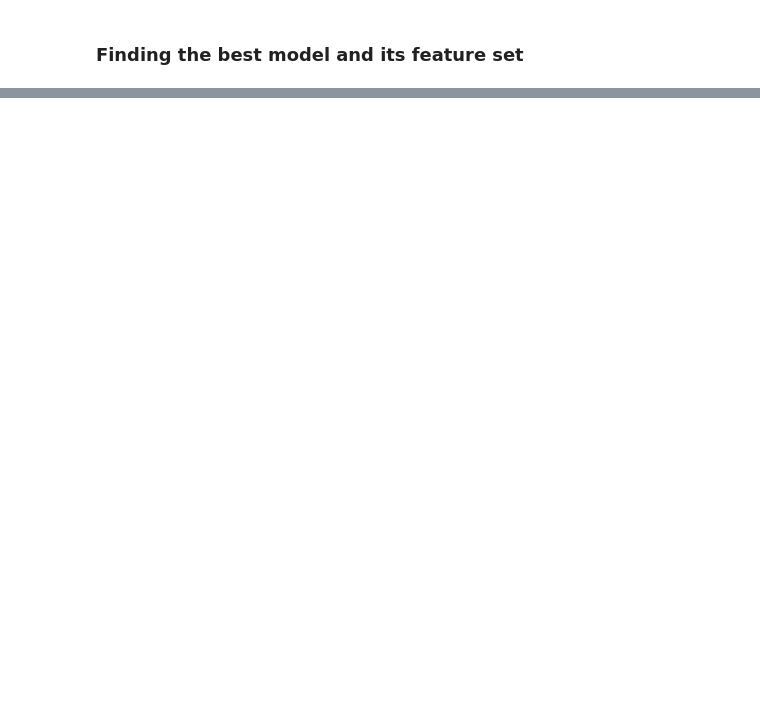
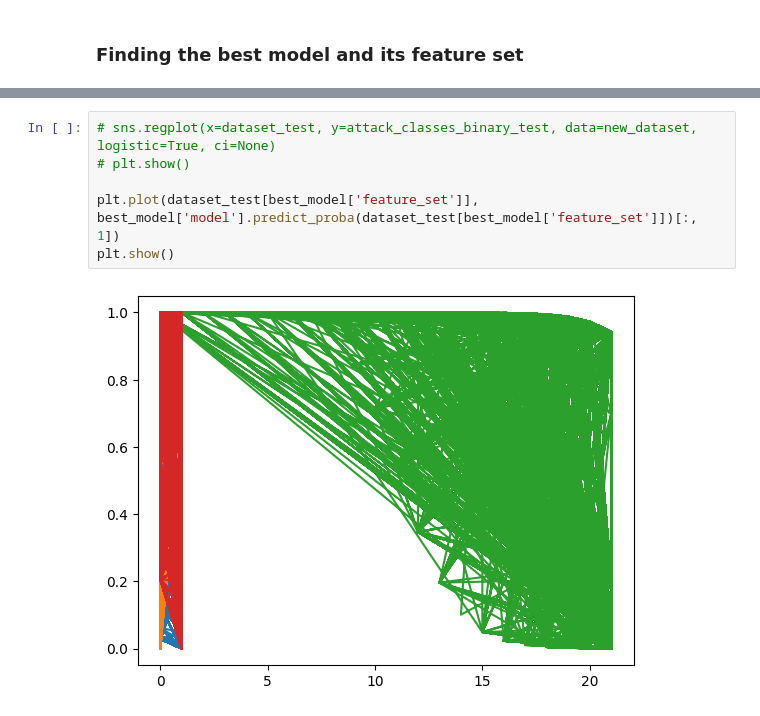
Before and after one commit to KhalidAFarah/StatisticalLearning, a Jupyter notebook: Report/Determining_Features/Determining_Features.ipynb, the cells around one changed output, grey strips where cells are left out. Cells and saved outputs as stored; diff of their text form; blank space fills up the shorter version.

```diff
--- a/Report/Determining_Features/Determining_Features.ipynb
+++ b/Report/Determining_Features/Determining_Features.ipynb
@@ -206,0 +528,8 @@ TypeError: reduction operation 'argmin' not allowed for this dtype
+# %%
+# sns.regplot(x=dataset_test, y=attack_classes_binary_test, data=new_dataset, logistic=True, ci=None)
+# plt.show()
+
+plt.plot(dataset_test[best_model['feature_set']], best_model['model'].predict_proba(dataset_test[best_model['feature_set']])[:, 1])
+plt.show()
+# %% [output]
+[figure, added]
```
Also changed, not shown: parts of 27 cells of this notebook, 11 other files.
